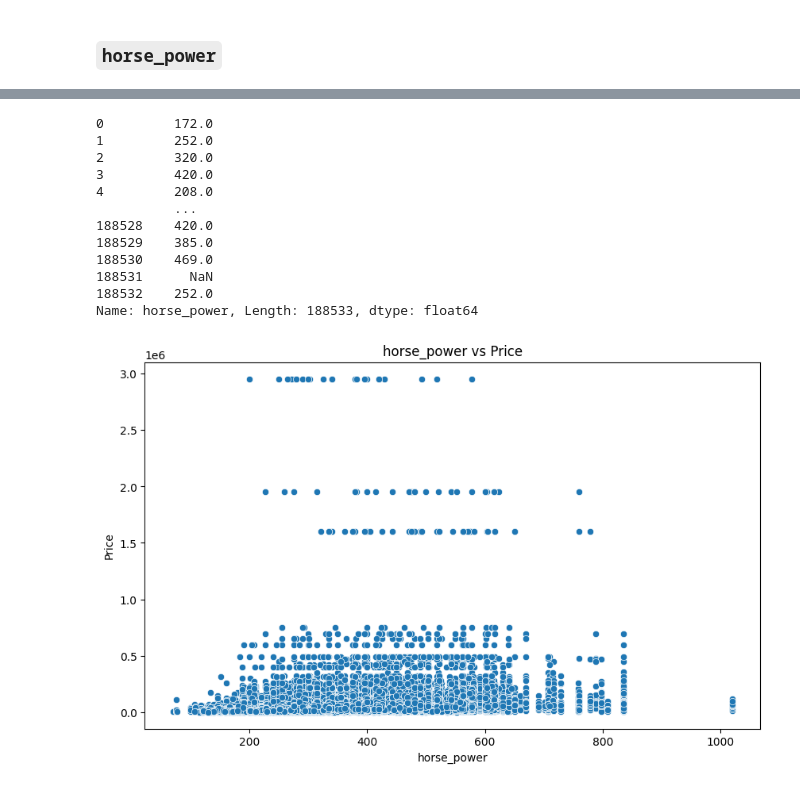
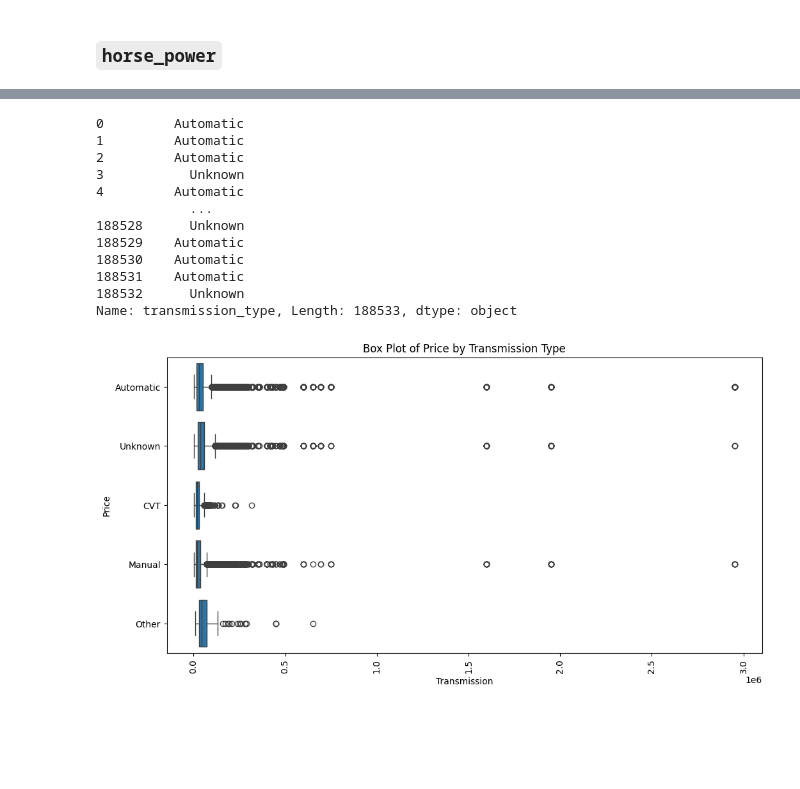
Before and after one commit to phlin0424/kaggle-car-price-pred, a Jupyter notebook: notebooks/eda.ipynb, the cells around one changed output, grey strips where cells are left out. Saved outputs shown, nothing was run; the diff lists cells and outputs as text; code cells hidden in the pictures; blank space fills up the shorter version.

Commit message:
Check the corelation of the features& prices

```diff
--- a/notebooks/eda.ipynb
+++ b/notebooks/eda.ipynb
@@ -656,7 +698,15 @@ plt.show()
 ###  `displacement`: Engine Displacement
 # %%
 def extract_displacement(engine):
-    match = re.search(r'(\d+\.\d+)\s*(L|litter|Litter)', engine)
-    return float(match.group(1)) if match else None
+    # Check for Electric Motor
+    if "Electric Motor" in engine or "Electric Fuel System" in engine or "Electric" == engine or "Battery"  in engine  or "Dual Motor" == engine:
+        return 0.0
+
+    # Extract displacement for internal combustion engines
+    match = re.search(r'(\d+\.\d+)\s*(L|liter|Litter)', engine, re.IGNORECASE)
+    if match:
+        return float(match.group(1))
+
+    return None
 # %%
 df_train['displacement'] = df_train['engine'].apply(extract_displacement)
@@ -697,25 +805,47 @@ df_train['horse_power'] = df_train['engine'].apply(extract_horsepower)
+# %%
+# Define function to extract transmission type
+def extract_transmission_type(transmission):
+    if 'Automatic' in transmission or 'A/T' in transmission:
+        return 'Automatic'
+    elif 'Manual' in transmission or 'M/T' in transmission:
+        return 'Manual'
+    elif 'CVT' in transmission:
+        return 'CVT'
+    elif 'Speed' in transmission:
+        return 'Other'
+    else:
+        return 'Unknown'
+
+# Define function to extract number of speeds
+def extract_number_of_speeds(transmission):
+    match = re.search(r'(\d+)-Speed', transmission, re.IGNORECASE)
+    return int(match.group(1)) if match else None
+# %%
+# Create new columns in the DataFrame for transmission type and number of speeds
+df_train['transmission_type'] = df_train['transmission'].apply(extract_transmission_type)
+df_train['number_of_speeds'] = df_train['transmission'].apply(extract_number_of_speeds)
 # %%
-df_train['horse_power']
+df_train['transmission_type']
 # %% [output]
-0         172.0
-1         252.0
-2         320.0
-3         420.0
-4         208.0
-          ...
-188528    420.0
-188529    385.0
-188530    469.0
-188531      NaN
-188532    252.0
-Name: horse_power, Length: 188533, dtype: float64
+0         Automatic
+1         Automatic
+2         Automatic
+3           Unknown
+4         Automatic
+            ...
+188528      Unknown
+188529    Automatic
+188530    Automatic
+188531    Automatic
+188532      Unknown
+Name: transmission_type, Length: 188533, dtype: object
 # %%
-plt.figure(figsize=(10, 6))
-sns.scatterplot(x='horse_power', y='price', data=df_train)
-plt.title('horse_power vs Price')
-plt.xlabel('horse_power')
+plt.figure(figsize=(12, 6))
+sns.boxplot(x='price', y='transmission_type', data=df_train,orient='h')
+plt.title('Box Plot of Price by Transmission Type')
+plt.xlabel('Transmission')
 plt.ylabel('Price')
+plt.xticks(rotation=90)
 plt.show()
-# Some
 # %% [output]
-[figure, old version]
+[figure, new version]
```
Also changed, not shown: parts of 44 cells of this notebook.
